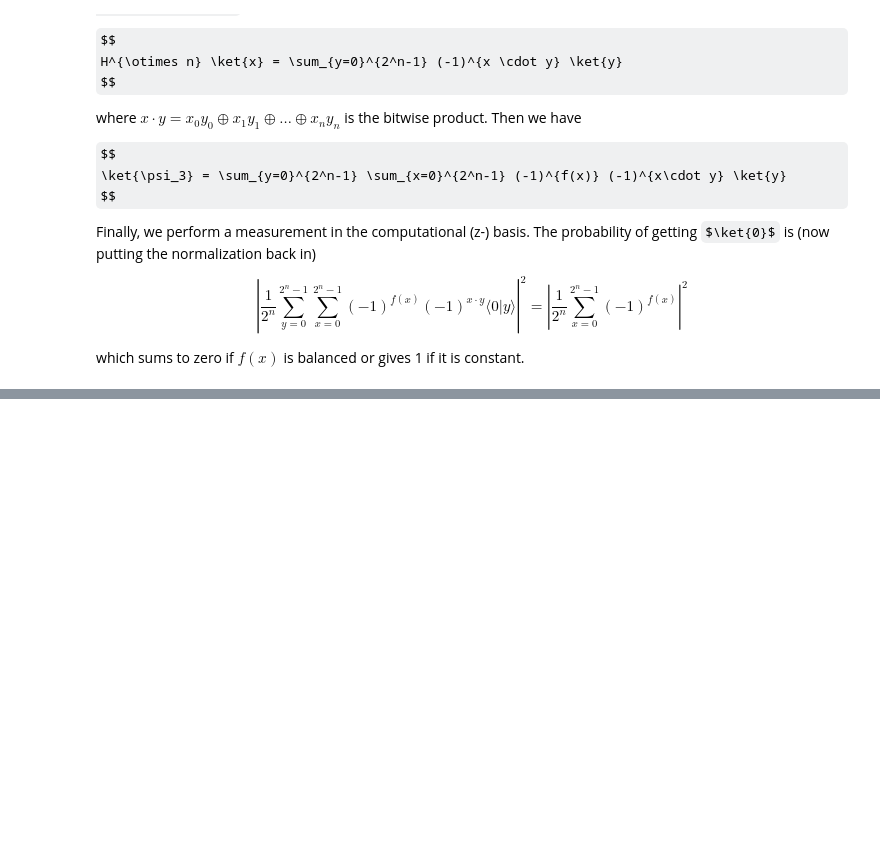
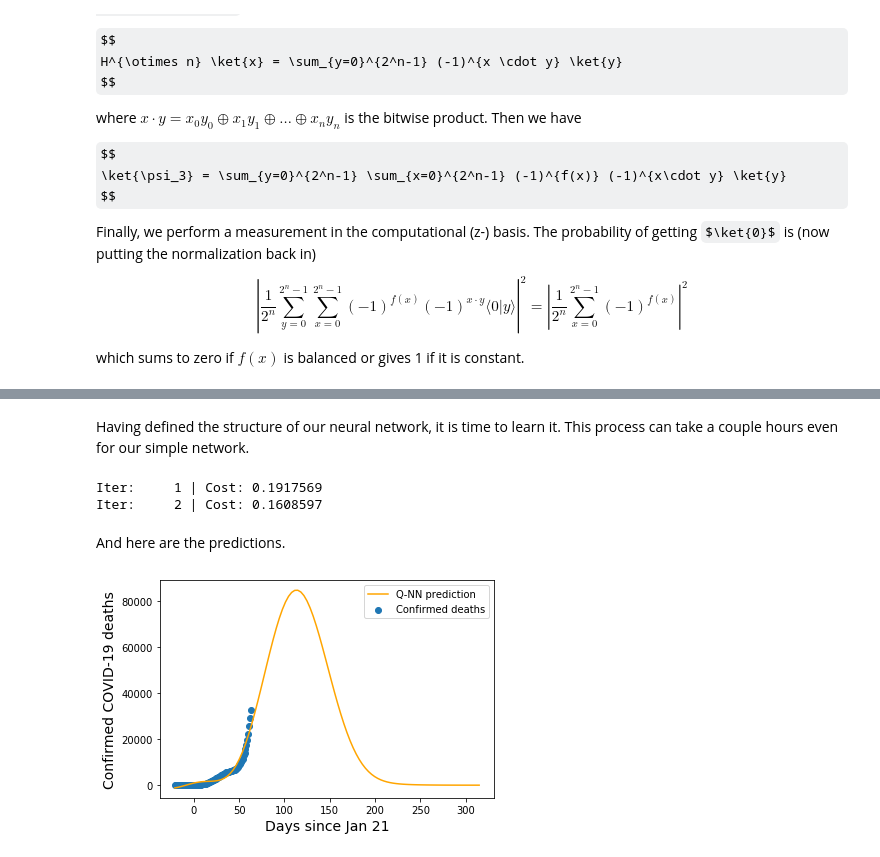
Before and after one commit to rafaelha/group_meeting_qc, a Jupyter notebook: group_meeting.ipynb, the cells around one changed output, grey strips where cells are left out. Saved outputs shown, nothing was run; the diff lists cells and outputs as text; code cells hidden in the pictures; some formulas as TeX source; blank space fills up the shorter version.

```diff
--- a/group_meeting.ipynb
+++ b/group_meeting.ipynb
@@ -420,0 +560,38 @@ which sums to zero if $f(x)$ is balanced or gives 1 if it is constant.
+# %% [markdown]
+Having defined the structure of our neural network, it is time to learn it. This process can take a couple hours even for our simple network.
+# %%
+np.random.seed(0)
+num_layers = 6
+var_init = 0.1 * np.random.randn(num_layers, 5)
+
+opt = AdamOptimizer(0.01, beta1=0.9, beta2=0.999)
+
+var = var_init
+for it in range(2):
+    var = opt.step(lambda v: cost(v, X, Y), var)
+    print("Iter: {:5d} | Cost: {:0.7f} ".format(it + 1, cost(var, X, Y)))
+# %% [output]
+Iter:     1 | Cost: 0.1917569
+Iter:     2 | Cost: 0.1608597
+# %% [markdown]
+And here are the predictions.
+# %%
+var= np.array([[ 0.1672444 , -0.02746   ,  0.08835575,  0.18722878,  0.18929305],
+                    [-0.0957819 ,  0.12777733, -0.01524759, -0.05143529,  0.05080969],
+                    [ 0.01374947,  0.18976937,  0.08813493, -0.02532584,  0.07449287],
+                    [ 0.04830769,  0.16256158,  0.02936889, -0.00605395, -0.05571956],
+                    [-0.20538369,  0.10427885,  0.12307134, -0.11345193,  0.24573954],
+                    [-0.10939146, -0.01677891,  0.02856047,  0.1096455 ,  0.16252224]])
+
+x_pred = np.linspace(np.min(X), np.max(X)*5, 100)
+predictions = np.array([quantum_neural_net(var, x=x_) for x_ in x_pred])
+
+plt.figure()
+plt.scatter(X*xmax, Y*ymax, label='Confirmed deaths')
+plt.plot(x_pred*xmax, predictions*ymax, color="orange", label='Q-NN prediction')
+plt.xlabel("Days since Jan 21", fontsize=14)
+plt.ylabel("Confirmed COVID-19 deaths", fontsize=14)
+plt.legend()
+plt.show()
+# %% [output]
+[figure, added]
```
Also changed, not shown: parts of 17 cells of this notebook.
